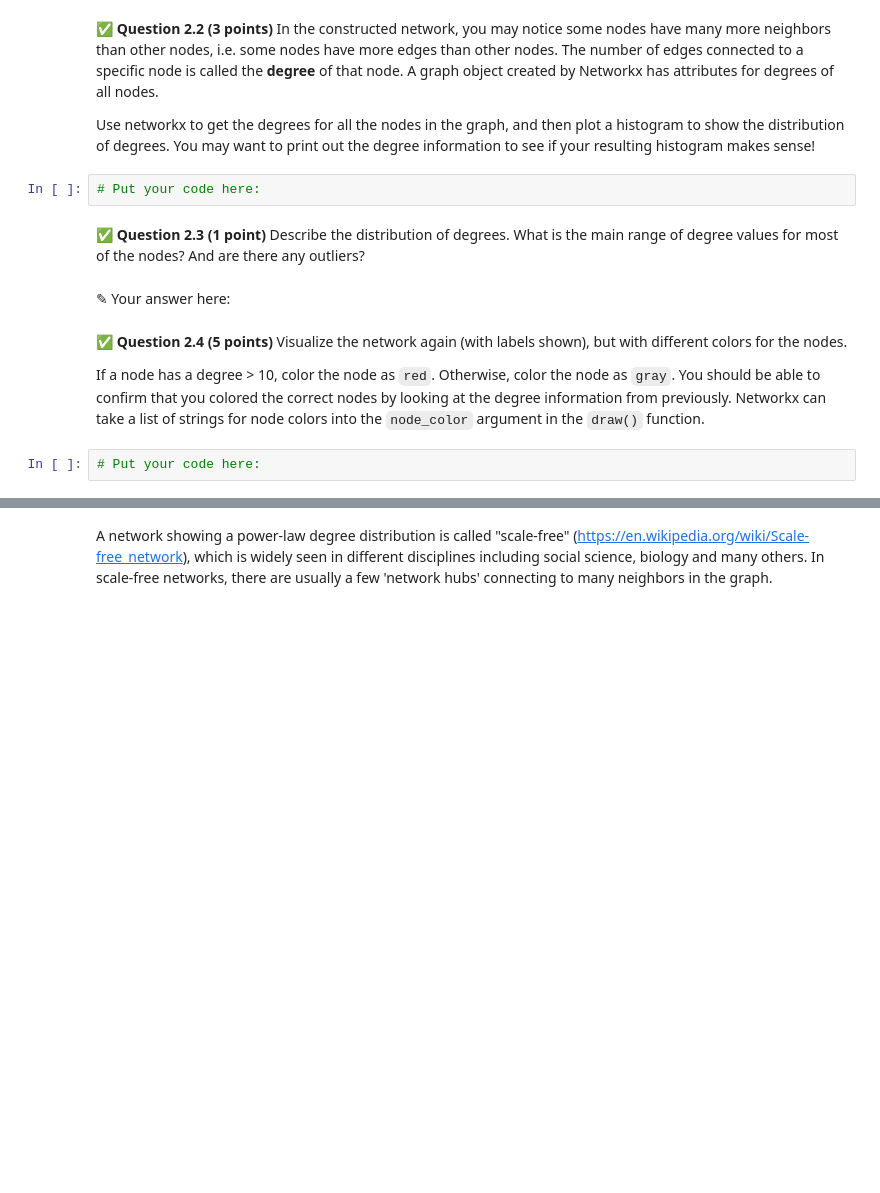
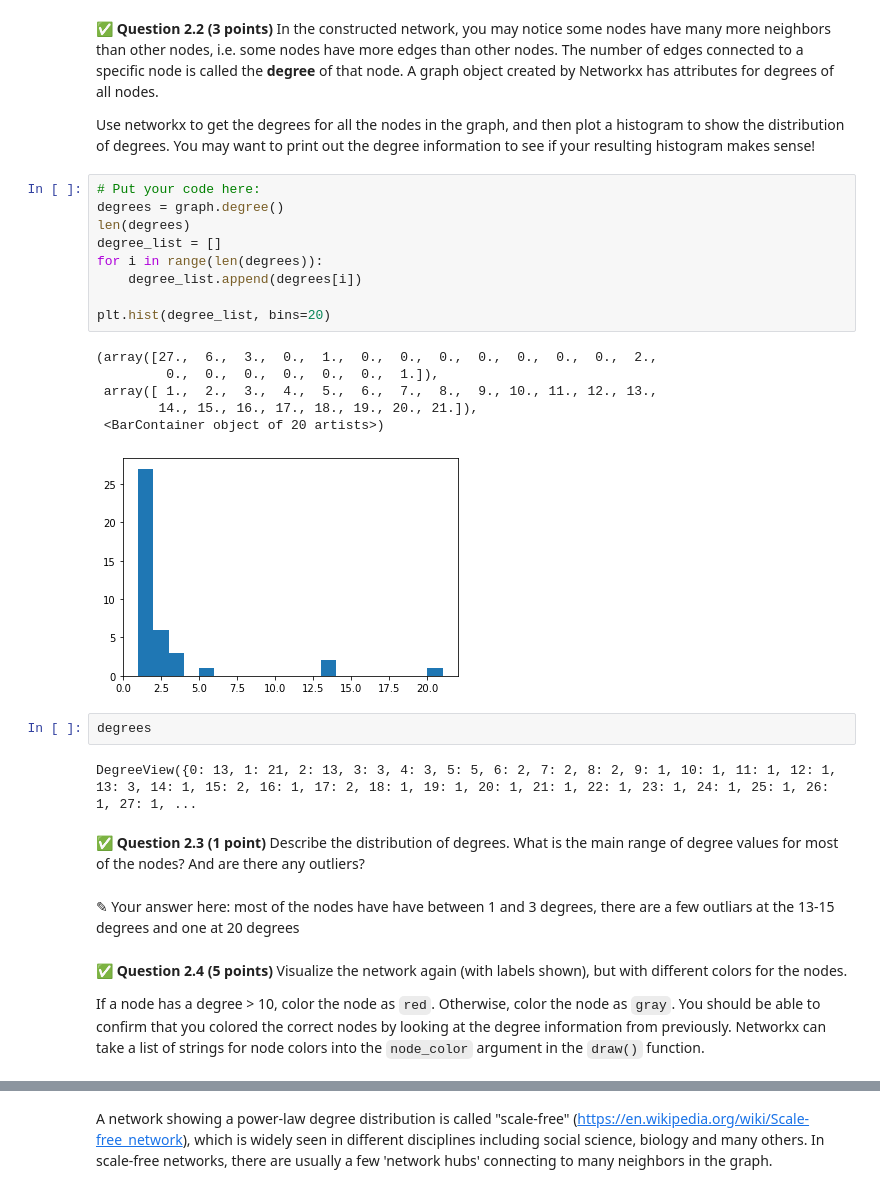
Before and after one commit to KrauseFo/cmse202-s21-turnin, a Jupyter notebook: hw-04/HW-04_graph_regression-STUDENT.ipynb, the cells around one changed output, grey strips where cells are left out. Saved outputs shown, nothing was run; the diff lists cells and outputs as text; blank space fills up the shorter version.

```diff
--- a/hw-04/HW-04_graph_regression-STUDENT.ipynb
+++ b/hw-04/HW-04_graph_regression-STUDENT.ipynb
@@ -69,15 +74,32 @@ If you're successful in getting everything loaded up and you visualize the graph
 &#9989;  **Question 2.2 (3 points)** In the constructed network, you may notice some nodes have many more neighbors than other nodes, i.e. some nodes have more edges than other nodes. The number of edges connected to a specific node is called the **degree** of that node. A graph object created by Networkx has attributes for degrees of all nodes.
 
 Use networkx to get the degrees for all the nodes in the graph, and then plot a histogram to show the distribution of degrees. You may want to print out the degree information to see if your resulting histogram makes sense!
-# %%
-# Put your code here:
+# %%
+# Put your code here:
+degrees = graph.degree()
+len(degrees)
+degree_list = []
+for i in range(len(degrees)):
+    degree_list.append(degrees[i])
+
+plt.hist(degree_list, bins=20)
+# %% [output]
+(array([27.,  6.,  3.,  0.,  1.,  0.,  0.,  0.,  0.,  0.,  0.,  0.,  2.,
+         0.,  0.,  0.,  0.,  0.,  0.,  1.]),
+ array([ 1.,  2.,  3.,  4.,  5.,  6.,  7.,  8.,  9., 10., 11., 12., 13.,
+        14., 15., 16., 17., 18., 19., 20., 21.]),
+ <BarContainer object of 20 artists>)
+[figure, added]
+# %%
+degrees
+# %% [output]
+DegreeView({0: 13, 1: 21, 2: 13, 3: 3, 4: 3, 5: 5, 6: 2, 7: 2, 8: 2, 9: 1, 10: 1, 11: 1, 12: 1, 13: 3, 14: 1, 15: 2, 16: 1, 17: 2, 18: 1, 19: 1, 20: 1, 21: 1, 22: 1, 23: 1, 24: 1, 25: 1, 26: 1, 27: 1, ...
 # %% [markdown]
 &#9989;  **Question 2.3 (1 point)** Describe the distribution of degrees. What is the main range of degree values for most of the nodes? And are there any outliers?
-# %% [markdown]
-<font size=+3>&#9998;</font> Your answer here:
+# %% [markdown]
+<font size=+3>&#9998;</font> Your answer here:
+most of the nodes have have between 1 and 3 degrees, there are a few outliars at the 13-15 degrees and one at 20 degrees
 # %% [markdown]
 &#9989;  **Question 2.4 (5 points)** Visualize the network again (with labels shown), but with different colors for the nodes.
 
 If a node has a degree > 10, color the node as `red`.  Otherwise, color the node as `gray`. You should be able to confirm that you colored the correct nodes by looking at the degree information from previously. Networkx can take a list of strings for node colors into the `node_color` argument in the `draw()` function.
-# %%
-# Put your code here:
```
Also changed, not shown: parts of 19 cells of this notebook.
